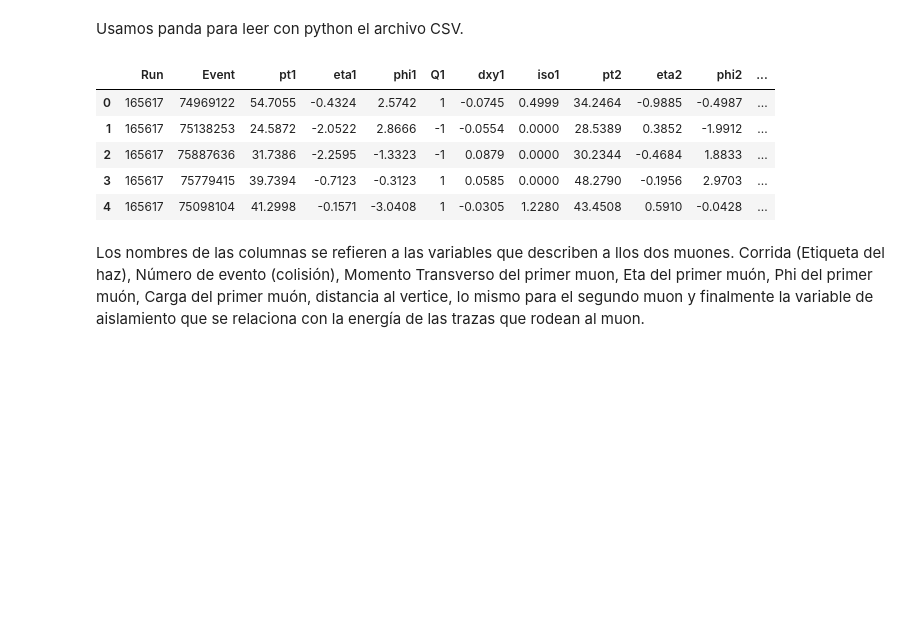
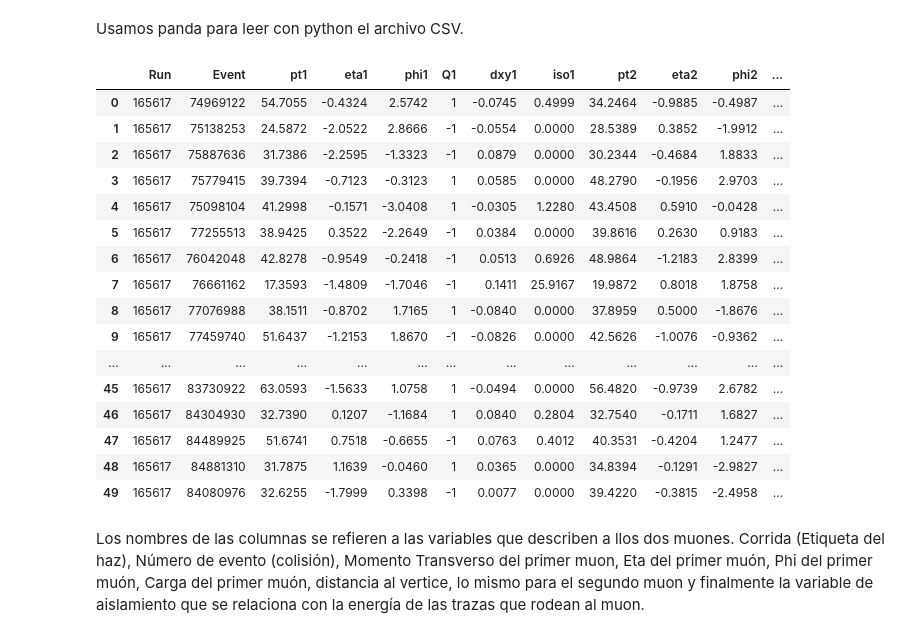
Before and after one commit to ProgramasParaFisicaDeParticulas/lecturadecvsopendatacvsfiles-wigilm, a Jupyter notebook: LeyendoCSVDelOpendataDelCMS.ipynb, the cells around one changed output. Cells and saved outputs as stored; diff of their text form; code cells hidden in the pictures; blank space fills up the shorter version.

```diff
--- a/LeyendoCSVDelOpendataDelCMS.ipynb
+++ b/LeyendoCSVDelOpendataDelCMS.ipynb
@@ -10,22 +10,35 @@ Hola soy eduardo
 Usamos panda para leer con python el archivo CSV.
 # %%
 #panda nos permite manipular el archivo csv https://pandas.pydata.org
+import plotly.graph_objects as go
+
 import pandas as pd
 #numpy nos permite hacer operaciones usando vectores https://numpy.org
 import numpy as np
 #plotly nos permite crear graficas interactivas https://plotly.com/python/
 import plotly.express as px
 %matplotlib inline
 #usamos la liga que está directamente en la página.
 particles = pd.read_csv('https://opendata.cern.ch/record/5208/files/Zmumu.csv',delimiter=',')
-particles.head()
+particles.head(50)
 # %% [output]
 |  | Run | Event | pt1 | eta1 | phi1 | Q1 | dxy1 | iso1 | pt2 | eta2 | phi2 | ... |
 | 0 | 165617 | 74969122 | 54.7055 | -0.4324 | 2.5742 | 1 | -0.0745 | 0.4999 | 34.2464 | -0.9885 | -0.4987 | ... |
 | 1 | 165617 | 75138253 | 24.5872 | -2.0522 | 2.8666 | -1 | -0.0554 | 0.0000 | 28.5389 | 0.3852 | -1.9912 | ... |
 | 2 | 165617 | 75887636 | 31.7386 | -2.2595 | -1.3323 | -1 | 0.0879 | 0.0000 | 30.2344 | -0.4684 | 1.8833 | ... |
 | 3 | 165617 | 75779415 | 39.7394 | -0.7123 | -0.3123 | 1 | 0.0585 | 0.0000 | 48.2790 | -0.1956 | 2.9703 | ... |
 | 4 | 165617 | 75098104 | 41.2998 | -0.1571 | -3.0408 | 1 | -0.0305 | 1.2280 | 43.4508 | 0.5910 | -0.0428 | ... |
+| 5 | 165617 | 77255513 | 38.9425 | 0.3522 | -2.2649 | -1 | 0.0384 | 0.0000 | 39.8616 | 0.2630 | 0.9183 | ... |
+| 6 | 165617 | 76042048 | 42.8278 | -0.9549 | -0.2418 | -1 | 0.0513 | 0.6926 | 48.9864 | -1.2183 | 2.8399 | ... |
+| 7 | 165617 | 76661162 | 17.3593 | -1.4809 | -1.7046 | -1 | 0.1411 | 25.9167 | 19.9872 | 0.8018 | 1.8758 | ... |
+| 8 | 165617 | 77076988 | 38.1511 | -0.8702 | 1.7165 | 1 | -0.0840 | 0.0000 | 37.8959 | 0.5000 | -1.8676 | ... |
+| 9 | 165617 | 77459740 | 51.6437 | -1.2153 | 1.8670 | -1 | -0.0826 | 0.0000 | 42.5626 | -1.0076 | -0.9362 | ... |
+| ... | ... | ... | ... | ... | ... | ... | ... | ... | ... | ... | ... | ... |
+| 45 | 165617 | 83730922 | 63.0593 | -1.5633 | 1.0758 | 1 | -0.0494 | 0.0000 | 56.4820 | -0.9739 | 2.6782 | ... |
+| 46 | 165617 | 84304930 | 32.7390 | 0.1207 | -1.1684 | 1 | 0.0840 | 0.2804 | 32.7540 | -0.1711 | 1.6827 | ... |
+| 47 | 165617 | 84489925 | 51.6741 | 0.7518 | -0.6655 | -1 | 0.0763 | 0.4012 | 40.3531 | -0.4204 | 1.2477 | ... |
+| 48 | 165617 | 84881310 | 31.7875 | 1.1639 | -0.0460 | 1 | 0.0365 | 0.0000 | 34.8394 | -0.1291 | -2.9827 | ... |
+| 49 | 165617 | 84080976 | 32.6255 | -1.7999 | 0.3398 | -1 | 0.0077 | 0.0000 | 39.4220 | -0.3815 | -2.4958 | ... |
 # %% [markdown]
 Los nombres de las columnas se refieren a las variables que describen a llos dos muones. Corrida (Etiqueta del haz), Número de evento (colisión), Momento Transverso del primer muon, Eta del primer muón, Phi del primer muón, Carga del primer muón, distancia al vertice, lo mismo para el segundo muon y finalmente la variable de aislamiento que se relaciona con la energía de las trazas que rodean al muon.
 # %%
```
Also changed, not shown: parts of 4 cells of this notebook.
